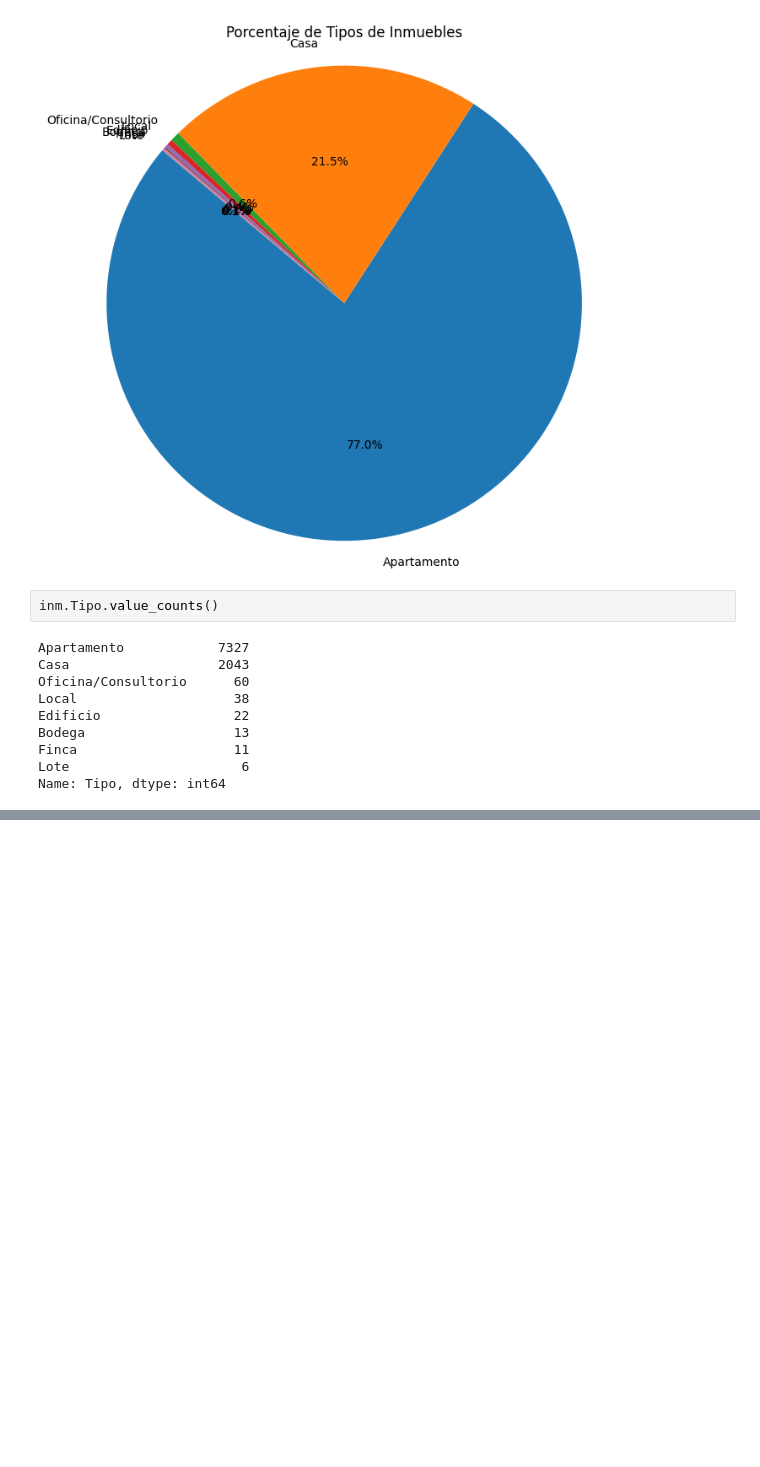
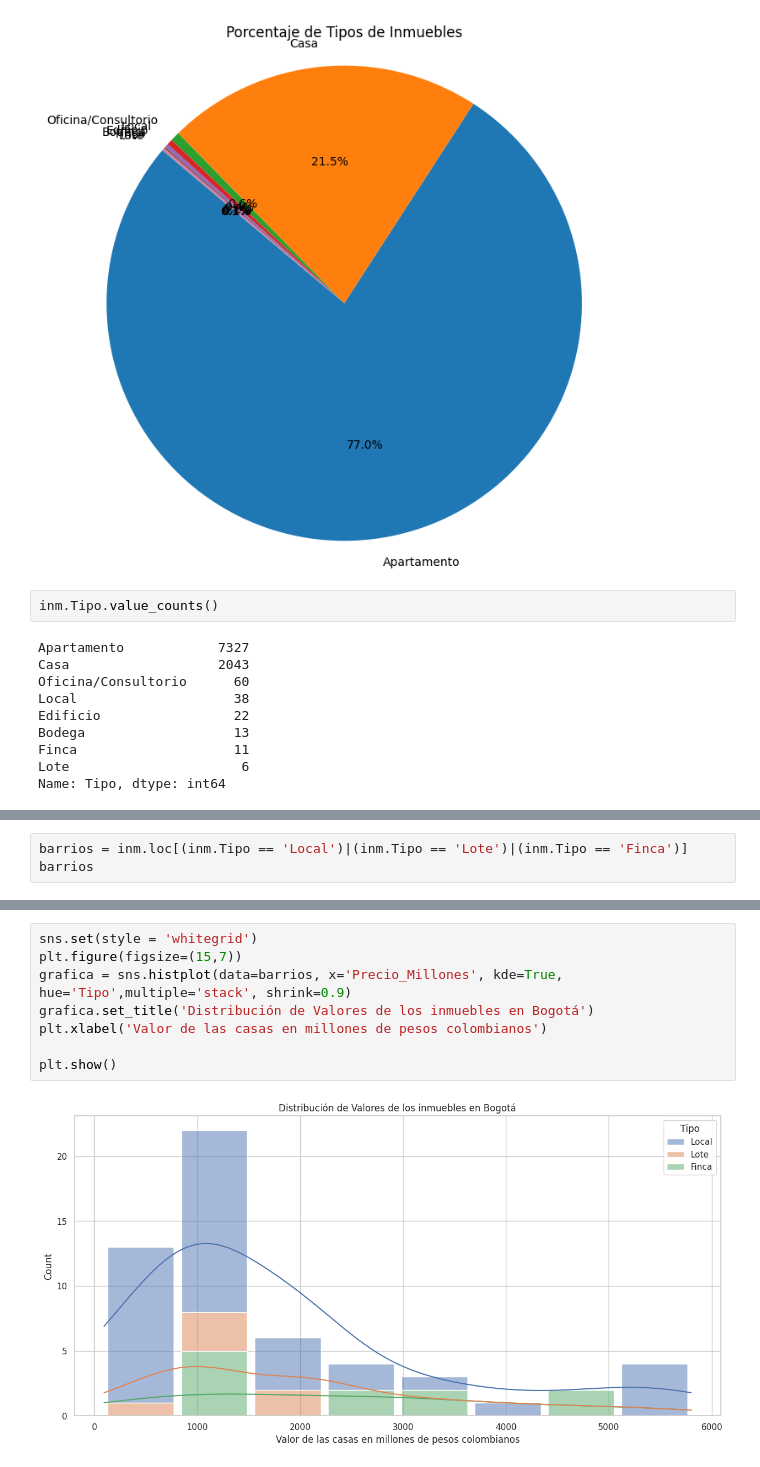
Before and after one commit to GalaticPizza/Primer-Proyecto-de-An-lisis-de-Datos-en-Python, a Jupyter notebook: Proyecto_Inmobiliaria_Alura_V2.ipynb, the cells around one changed output, grey strips where cells are left out. Cells and saved outputs as stored; diff of their text form; blank space fills up the shorter version.

```diff
--- a/Proyecto_Inmobiliaria_Alura_V2.ipynb
+++ b/Proyecto_Inmobiliaria_Alura_V2.ipynb
@@ -646,0 +659,3 @@ Name: Tipo, dtype: int64
+# %%
+barrios = inm.loc[(inm.Tipo == 'Local')|(inm.Tipo == 'Lote')|(inm.Tipo == 'Finca')]
+barrios
@@ -646,0 +714,10 @@ Name: Tipo, dtype: int64
+# %%
+sns.set(style = 'whitegrid')
+plt.figure(figsize=(15,7))
+grafica = sns.histplot(data=barrios, x='Precio_Millones', kde=True, hue='Tipo',multiple='stack', shrink=0.9)
+grafica.set_title('Distribución de Valores de los inmuebles en Bogotá')
+plt.xlabel('Valor de las casas en millones de pesos colombianos')
+
+plt.show()
+# %% [output]
+[figure, added]
```
Also changed, not shown: parts of 6 cells of this notebook.
